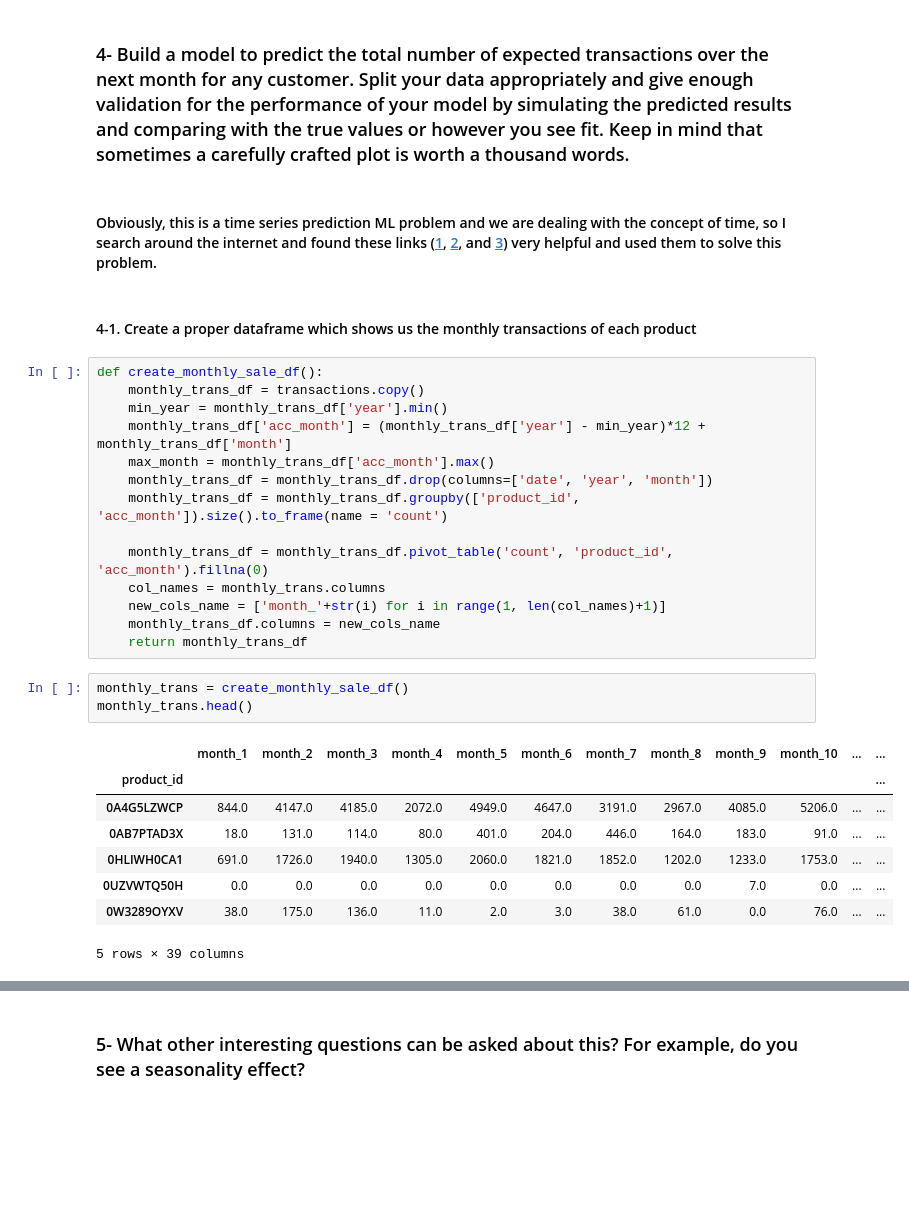
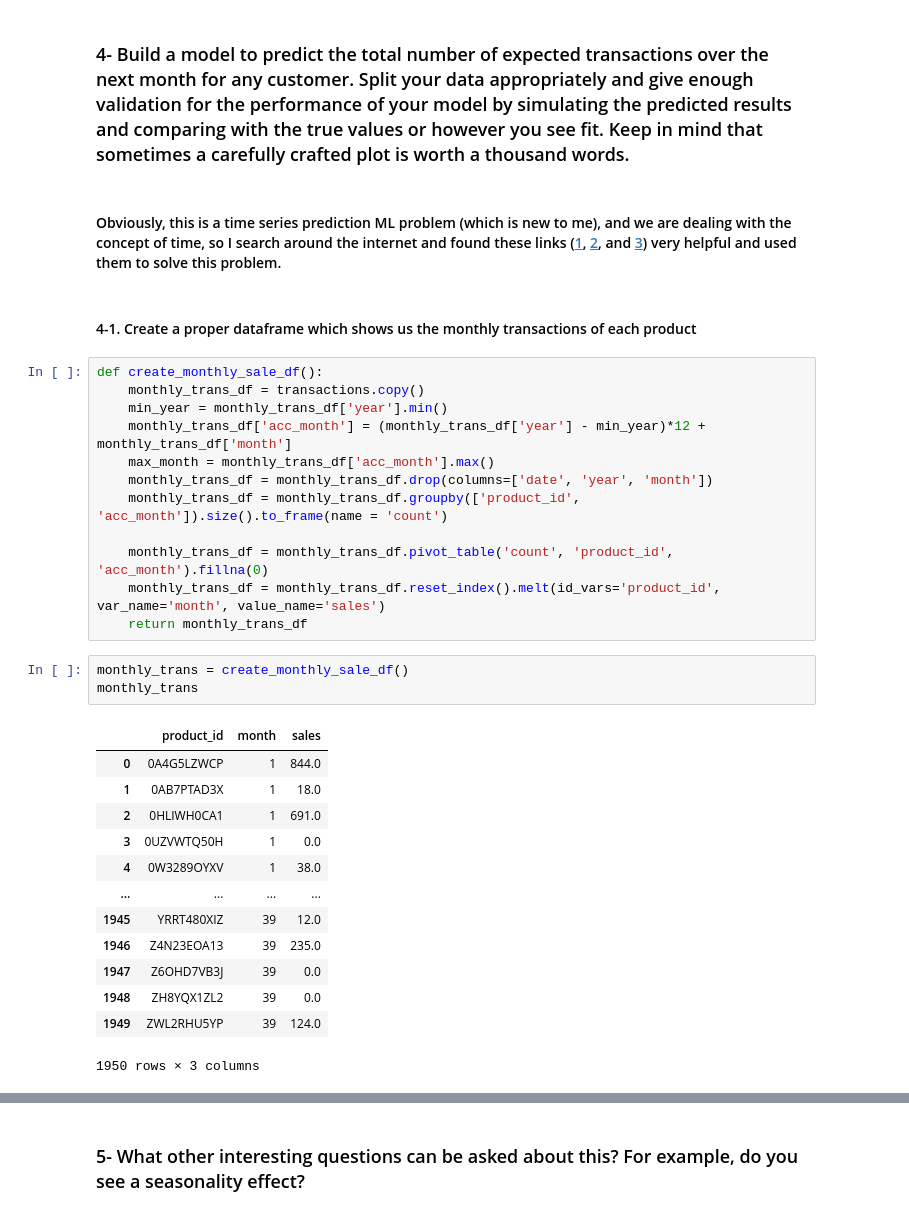
Before and after one commit to halikhani/customer_transactions_history, a Jupyter notebook: DataProcessing.ipynb, the cells around one changed output, grey strips where cells are left out. Cells and saved outputs as stored; diff of their text form; blank space fills up the shorter version.

```diff
--- a/DataProcessing.ipynb
+++ b/DataProcessing.ipynb
@@ -90,7 +121,7 @@ dtype: int64
 # %% [markdown]
 ### 4- Build a model to predict the total number of expected transactions over the next month for any customer. Split your data appropriately and give enough validation for the performance of your model by simulating the predicted results and comparing with the true values or however you see fit. Keep in mind that sometimes a carefully crafted plot is worth a thousand words.
 # %% [markdown]
-#### Obviously, this is a time series prediction ML problem and we are dealing with the concept of time, so I search around the internet and found  these links ([1](https://towardsdatascience.com/time-series-machine-learning-regression-framework-9ea33929009a), [2](https://towardsdatascience.com/an-end-to-end-project-on-time-series-analysis-and-forecasting-with-python-4835e6bf050b), and [3](https://www.pluralsight.com/guides/machine-learning-for-time-series-data-in-python)) very helpful and used them to solve this problem.
+#### Obviously, this is a time series prediction ML problem (which is new to me), and we are dealing with the concept of time, so I search around the internet and found  these links ([1](https://towardsdatascience.com/time-series-machine-learning-regression-framework-9ea33929009a), [2](https://towardsdatascience.com/an-end-to-end-project-on-time-series-analysis-and-forecasting-with-python-4835e6bf050b), and [3](https://www.pluralsight.com/guides/machine-learning-for-time-series-data-in-python)) very helpful and used them to solve this problem.
 # %% [markdown]
 #### 4-1. Create a proper dataframe which shows us the monthly transactions of each product
 # %%
@@ -103,19 +134,22 @@ def create_monthly_sale_df():
     monthly_trans_df = monthly_trans_df.groupby(['product_id', 'acc_month']).size().to_frame(name = 'count')
 
     monthly_trans_df = monthly_trans_df.pivot_table('count', 'product_id', 'acc_month').fillna(0)
-    col_names = monthly_trans.columns
-    new_cols_name = ['month_'+str(i) for i in range(1, len(col_names)+1)]
-    monthly_trans_df.columns = new_cols_name
+    monthly_trans_df = monthly_trans_df.reset_index().melt(id_vars='product_id', var_name='month', value_name='sales')
     return monthly_trans_df
 # %%
 monthly_trans = create_monthly_sale_df()
-monthly_trans.head()
+monthly_trans
 # %% [output]
-|  | month_1 | month_2 | month_3 | month_4 | month_5 | month_6 | month_7 | month_8 | month_9 | month_10 | ... | ... |
-| product_id |  |  |  |  |  |  |  |  |  |  |  | ... |
-| 0A4G5LZWCP | 844.0 | 4147.0 | 4185.0 | 2072.0 | 4949.0 | 4647.0 | 3191.0 | 2967.0 | 4085.0 | 5206.0 | ... | ... |
-| 0AB7PTAD3X | 18.0 | 131.0 | 114.0 | 80.0 | 401.0 | 204.0 | 446.0 | 164.0 | 183.0 | 91.0 | ... | ... |
-| 0HLIWH0CA1 | 691.0 | 1726.0 | 1940.0 | 1305.0 | 2060.0 | 1821.0 | 1852.0 | 1202.0 | 1233.0 | 1753.0 | ... | ... |
-| 0UZVWTQ50H | 0.0 | 0.0 | 0.0 | 0.0 | 0.0 | 0.0 | 0.0 | 0.0 | 7.0 | 0.0 | ... | ... |
-| 0W3289OYXV | 38.0 | 175.0 | 136.0 | 11.0 | 2.0 | 3.0 | 38.0 | 61.0 | 0.0 | 76.0 | ... | ... |
+|  | product_id | month | sales |
+| 0 | 0A4G5LZWCP | 1 | 844.0 |
+| 1 | 0AB7PTAD3X | 1 | 18.0 |
+| 2 | 0HLIWH0CA1 | 1 | 691.0 |
+| 3 | 0UZVWTQ50H | 1 | 0.0 |
+| 4 | 0W3289OYXV | 1 | 38.0 |
+| ... | ... | ... | ... |
+| 1945 | YRRT480XIZ | 39 | 12.0 |
+| 1946 | Z4N23EOA13 | 39 | 235.0 |
+| 1947 | Z6OHD7VB3J | 39 | 0.0 |
+| 1948 | ZH8YQX1ZL2 | 39 | 0.0 |
+| 1949 | ZWL2RHU5YP | 39 | 124.0 |
-5 rows × 39 columns
+1950 rows × 3 columns
```
Also changed, not shown: parts of 40 cells of this notebook.
